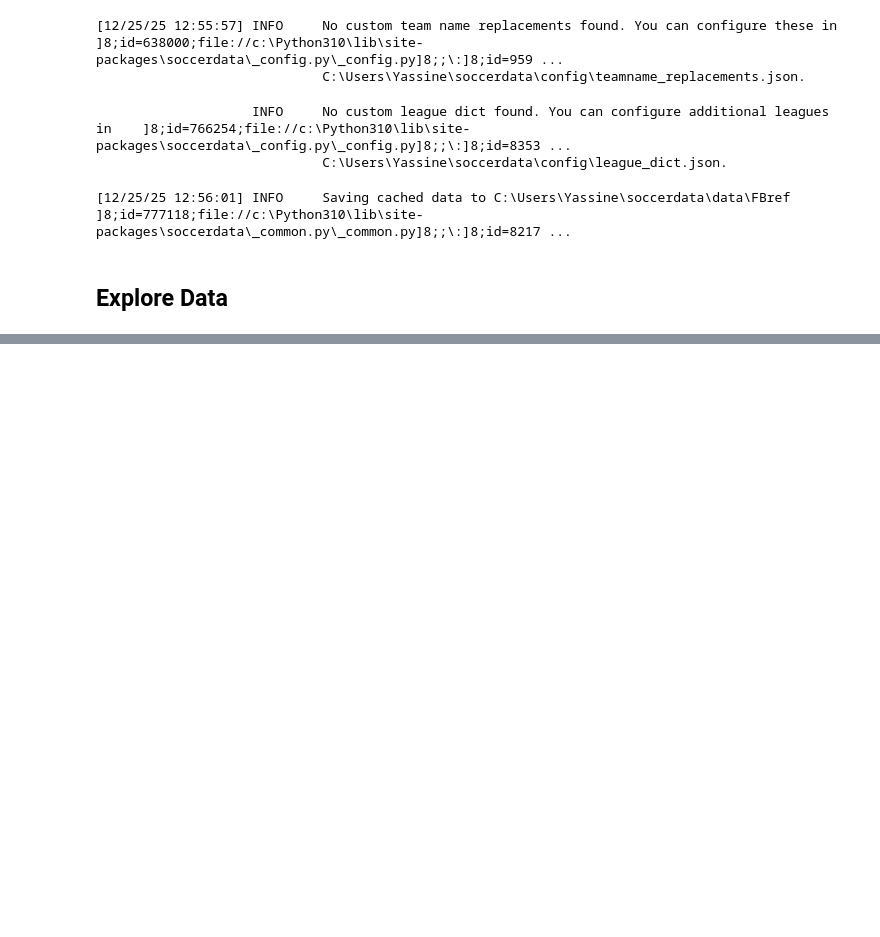
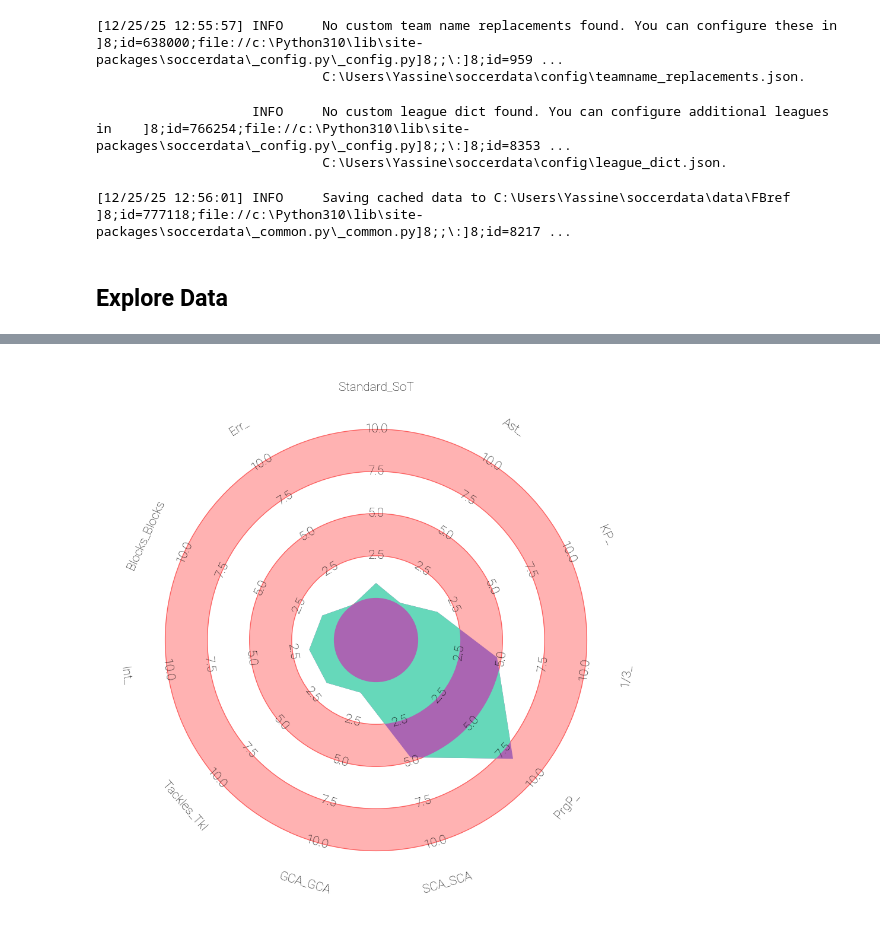
Before and after one commit to moyassinee/PlayerPerfAnalysis, a Jupyter notebook: notebooks/PlayerScouting.ipynb, the cells around one changed output, grey strips where cells are left out. Saved outputs shown, nothing was run; the diff lists cells and outputs as text; code cells hidden in the pictures; blank space fills up the shorter version.

Commit message:
add radar chart

```diff
--- a/notebooks/PlayerScouting.ipynb
+++ b/notebooks/PlayerScouting.ipynb
@@ -66,3 +66,15 @@ possession_cols = ['team_', 'player_', 'nation_', 'pos_', 'age_',
         'Carries_PrgC', 'Carries_1/3','Carries_CPA', 'Carries_Mis', 'Carries_Dis',
         'Receiving_Rec','Receiving_PrgR']
 possession_df = possession_df[possession_cols]
+# %%
+#filter on Azzedine Ounahi
+ounahi_shooting = shooting_df[shooting_df['player_'] == 'Azzedine Ounahi']
+ounahi_passing = passing_df[passing_df['player_'] == 'Azzedine Ounahi']
+ounahi_goal_shot_creation = goal_shot_creation_df[goal_shot_creation_df['player_'] == 'Azzedine Ounahi']
+ounahi_defense = defense_df[defense_df['player_'] == 'Azzedine Ounahi']
+ounahi_possession = possession_df[possession_df['player_'] == 'Azzedine Ounahi']
+# %%
+radar_df = pd.concat([ounahi_shooting, ounahi_passing, ounahi_goal_shot_creation, ounahi_defense, ounahi_possession], axis=1)
+radar_df = radar_df.loc[:,~radar_df.columns.duplicated()]
+radar_df.reset_index(drop=True, inplace=True)
+radar_df.columns
@@ -68,0 +102,33 @@ possession_df = possession_df[possession_cols]
+# %%
+#keep only relevant columns for radar chart
+radar_df = radar_df[[
+                    'Standard_SoT',
+                     'Ast_','KP_', '1/3_', 'PrgP_',
+                     'SCA_SCA', 'GCA_GCA',
+                     'Tackles_Tkl',  'Int_','Blocks_Blocks', 'Err_']]
+
+radar_df = radar_df.div(8)
+# %%
+params = radar_df.columns.tolist()
+values = radar_df.loc[0].values.tolist()
+
+
+URL4 = 'https://raw.githubusercontent.com/googlefonts/roboto/main/src/hinted/Roboto-Thin.ttf'
+robotto_thin = FontManager(URL4)
+# Parameters
+low = [0] * len(params)   # Min scale
+high = [10] * len(params)  # Max scale (percentiles)
+radar = Radar(params, low, high)
+
+fig, ax = radar.setup_axis()  # format axis as a radar
+rings_inner = radar.draw_circles(ax=ax, facecolor='#ffb2b2', edgecolor='#fc5f5f')  # draw circles
+radar_output = radar.draw_radar(values, ax=ax,
+                                kwargs_radar={'facecolor': '#aa65b2'},
+                                kwargs_rings={'facecolor': '#66d8ba'})  # draw the radar
+radar_poly, rings_outer, vertices = radar_output
+range_labels = radar.draw_range_labels(ax=ax, fontsize=15,
+                                       fontproperties=robotto_thin.prop)  # draw the range labels
+param_labels = radar.draw_param_labels(ax=ax, fontsize=15,
+                                       fontproperties=robotto_thin.prop)  # draw the param labels
+# %% [output]
+[figure, added]
```
Also changed, not shown: parts of 1 cell of this notebook.
